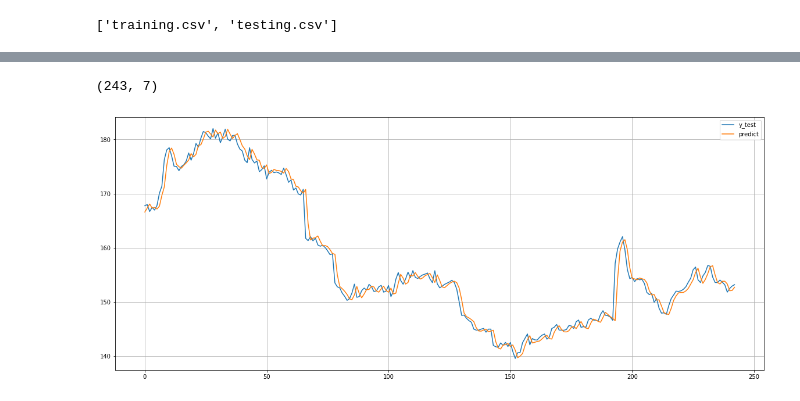
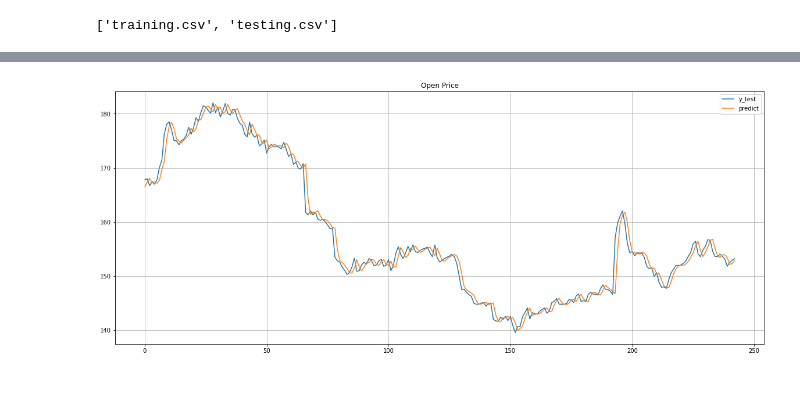
Before and after one commit to Howeng98/DSAI_HW2, a Jupyter notebook: DSAI_hw2.ipynb, the cells around one changed output, grey strips where cells are left out. Cells and saved outputs as stored; diff of their text form; code cells hidden in the pictures.

```diff
--- a/DSAI_hw2.ipynb
+++ b/DSAI_hw2.ipynb
@@ -115,21 +153,4 @@ x_test, y_test = split_dataset(scaled_test_df, past_day, future_day)
 # %%
-def build_model(shape):
-  model = Sequential()
-  model.add(LSTM(64, input_shape=(shape[1], shape[2]), return_sequences=True))
-  model.add(Dropout(0.2))
-  model.add(LSTM(64, return_sequences=True))
-  model.add(Dropout(0.2))
-  # model.add(LSTM(256, return_sequences=True))
-  # model.add(Dropout(0.2))
-  # model.add(LSTM(256, return_sequences=True))
-  # model.add(Dropout(0.2))
-
-  # model.add(TimeDistributed(Dense(1)))
-  # model.add(Flatten())
-  # model.add(Dense(5, activation='linear'))
-  model.add(Dense(1))
-  return model
-
 # Reshape the data into (Samples, Timestep, Features)
 x_train = x_train.reshape(x_train.shape[0], x_train.shape[1], 1)
 x_test = x_test.reshape(x_test.shape[0], x_test.shape[1], 1)
@@ -138,9 +159,10 @@ x_test = x_test.reshape(x_test.shape[0], x_test.shape[1], 1)
 model = build_model(x_train.shape)
 model.summary()
 
-
 # Compile and Fit
-reduce_lr = tf.keras.callbacks.LearningRateScheduler(lambda x: 1e-3 * 0.90 ** x)
+reduce_lr = tf.keras.callbacks.LearningRateScheduler(lambda x: 1e-3 * 0.9 ** x)
+early_stopping = EarlyStopping(monitor='loss', patience=10, verbose=1, mode='auto')
 model.compile(optimizer=Adam(), loss='mean_squared_error')
-history = model.fit(x_train, y_train, epochs=epochs, batch_size=batch_size,validation_data=(x_test, y_test), shuffle=False, callbacks=[reduce_lr])
+history = model.fit(x_train, y_train, epochs=epochs, batch_size=batch_size,validation_data=(x_test, y_test), shuffle=False, callbacks=[reduce_lr, early_stopping])
+model.save('model.h5')
 # %% [output]
@@ -206,24 +208,13 @@ print(y_test[0])
 # %%
 predicted = model.predict(x_test)
 
-# for index,i in enumerate(train_df.columns):
-
-
-# print(predicted.shape)
-# print(predicted)
 predict = sc.inverse_transform(predicted.reshape(predicted.shape[0], predicted.shape[1]))
-print(predict.shape)
-# print(predict)
-# print(predict[0])
-
-# print(y_test.shape)
-# print(y_test[0])
+ground_truth = sc.inverse_transform(y_test.reshape(-1,1))
 plt.figure(figsize=(20,8))
-plt.plot(sc.inverse_transform(y_test.reshape(-1,1)))
-# plt.plot(predict)
+plt.plot(ground_truth)
 plt.plot(predict[:,-1])
+plt.title('Open Price')
 plt.legend(['y_test','predict'])
 plt.grid(True)
 # %% [output]
-(243, 7)
-[figure, old version]
+[figure, new version]
```
Also changed, not shown: parts of 12 cells of this notebook.
